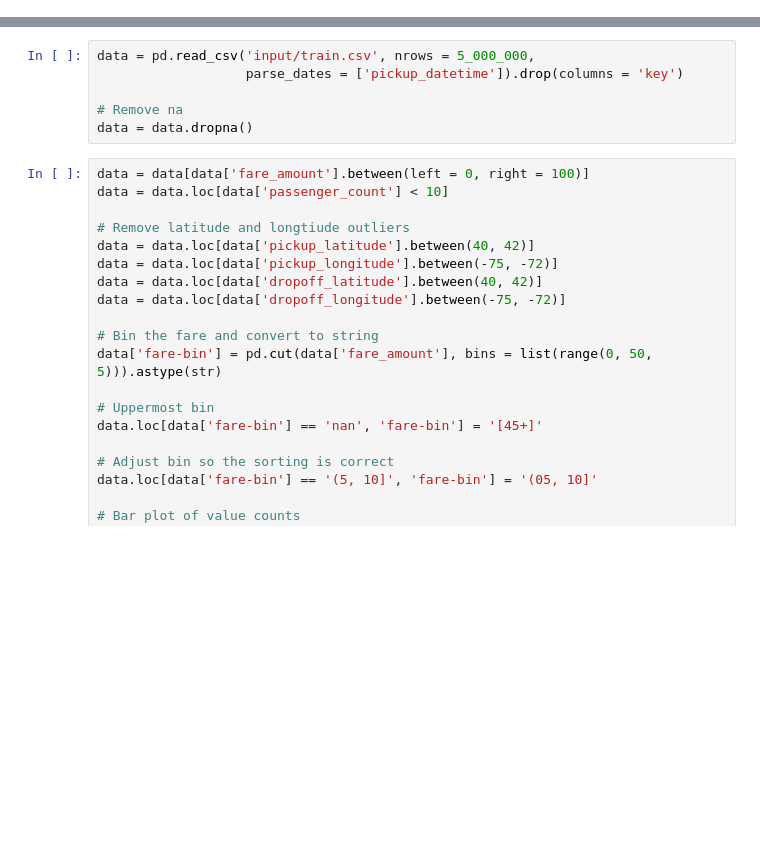
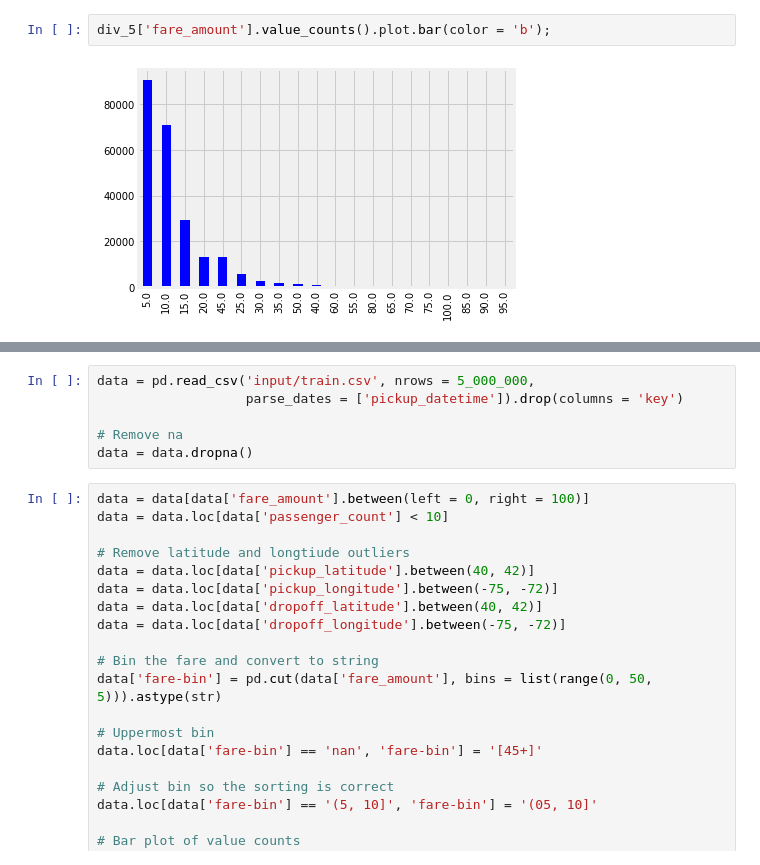
Before and after one commit to WillKoehrsen/taxi-fare, a Jupyter notebook: Improvements.ipynb, the cells around one changed output, grey strips where cells are left out. Cells and saved outputs as stored; diff of their text form; blank space fills up the shorter version.

```diff
--- a/Improvements.ipynb
+++ b/Improvements.ipynb
@@ -20,0 +239,4 @@ palette = sns.color_palette('Paired', 10)
+# %%
+div_5['fare_amount'].value_counts().plot.bar(color = 'b');
+# %% [output]
+[figure, added]
```
Also changed, not shown: parts of 38 cells of this notebook.
